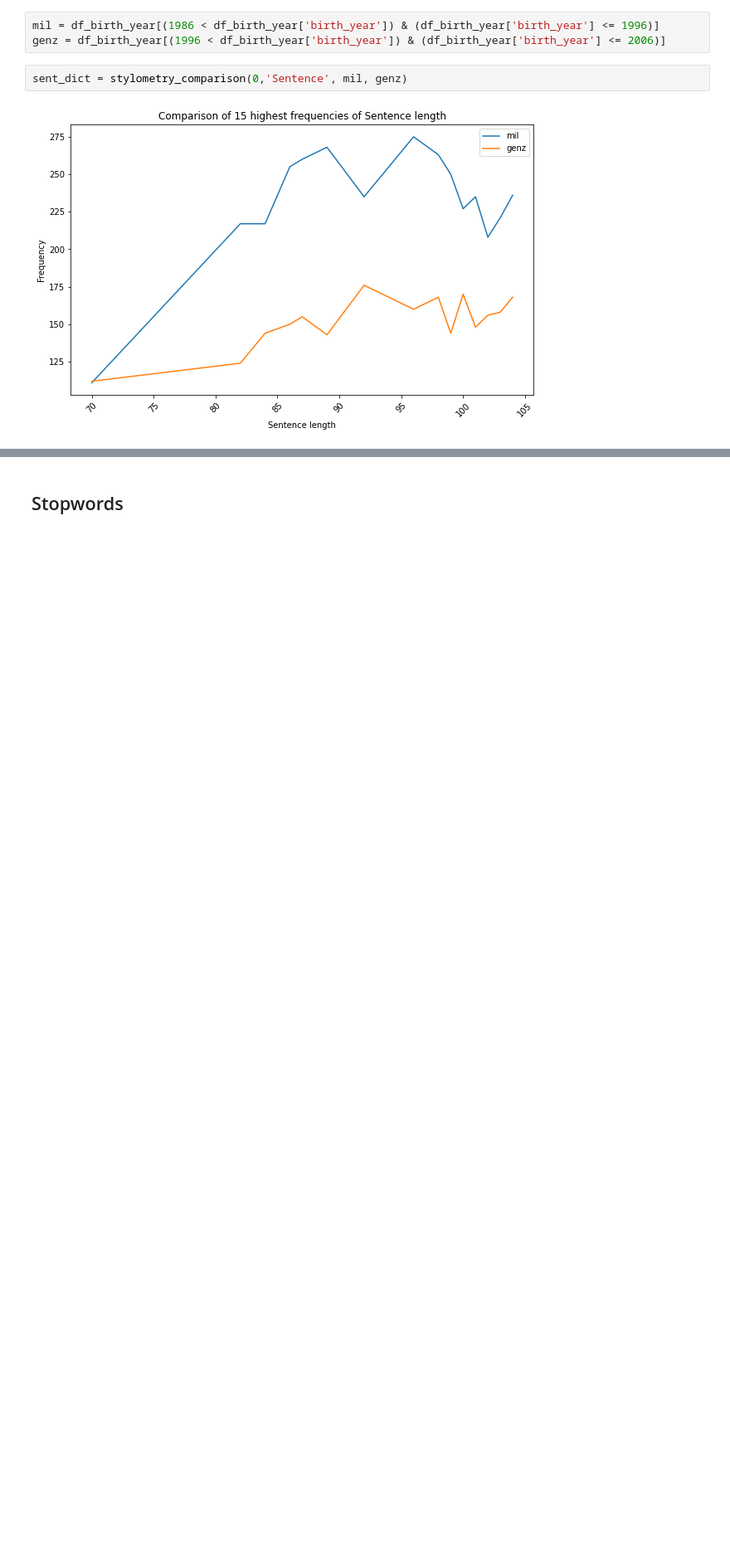
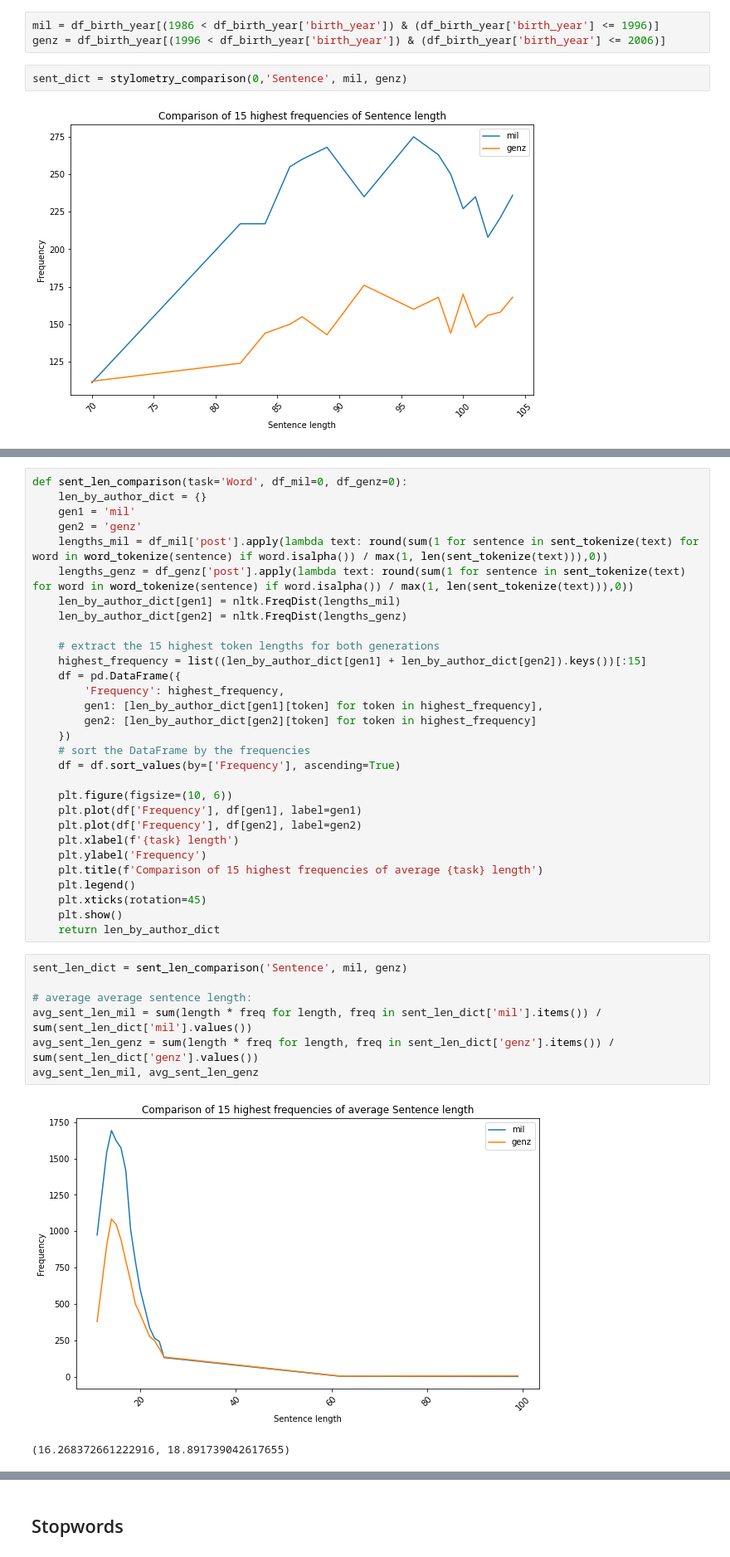
Before and after one commit to mdegoede/LanguageAndAI, a Jupyter notebook: preprocessing_handle_imbalance.ipynb, the cells around one changed output, grey strips where cells are left out. Shown at 83% size. Drawn from its saved outputs; the diff is of its cells as text; blank space fills up the shorter version.

```diff
--- a/preprocessing_handle_imbalance.ipynb
+++ b/preprocessing_handle_imbalance.ipynb
@@ -314,0 +332,40 @@ avg_sent_len_mil_us, avg_sent_len_genz_us
+# %%
+def sent_len_comparison(task='Word', df_mil=0, df_genz=0):
+    len_by_author_dict = {}
+    gen1 = 'mil'
+    gen2 = 'genz'
+    lengths_mil = df_mil['post'].apply(lambda text: round(sum(1 for sentence in sent_tokenize(text) for word in word_tokenize(sentence) if word.isalpha()) / max(1, len(sent_tokenize(text))),0))
+    lengths_genz = df_genz['post'].apply(lambda text: round(sum(1 for sentence in sent_tokenize(text) for word in word_tokenize(sentence) if word.isalpha()) / max(1, len(sent_tokenize(text))),0))
+    len_by_author_dict[gen1] = nltk.FreqDist(lengths_mil)
+    len_by_author_dict[gen2] = nltk.FreqDist(lengths_genz)
+
+    # extract the 15 highest token lengths for both generations
+    highest_frequency = list((len_by_author_dict[gen1] + len_by_author_dict[gen2]).keys())[:15]
+    df = pd.DataFrame({
+        'Frequency': highest_frequency,
+        gen1: [len_by_author_dict[gen1][token] for token in highest_frequency],
+        gen2: [len_by_author_dict[gen2][token] for token in highest_frequency]
+    })
+    # sort the DataFrame by the frequencies
+    df = df.sort_values(by=['Frequency'], ascending=True)
+
+    plt.figure(figsize=(10, 6))
+    plt.plot(df['Frequency'], df[gen1], label=gen1)
+    plt.plot(df['Frequency'], df[gen2], label=gen2)
+    plt.xlabel(f'{task} length')
+    plt.ylabel('Frequency')
+    plt.title(f'Comparison of 15 highest frequencies of average {task} length')
+    plt.legend()
+    plt.xticks(rotation=45)
+    plt.show()
+    return len_by_author_dict
+# %%
+sent_len_dict = sent_len_comparison('Sentence', mil, genz)
+
+# average average sentence length:
+avg_sent_len_mil = sum(length * freq for length, freq in sent_len_dict['mil'].items()) / sum(sent_len_dict['mil'].values())
+avg_sent_len_genz = sum(length * freq for length, freq in sent_len_dict['genz'].items()) / sum(sent_len_dict['genz'].values())
+avg_sent_len_mil, avg_sent_len_genz
+# %% [output]
+[figure, added]
+(16.268372661222916, 18.891739042617655)
```
Also changed, not shown: parts of 10 cells of this notebook.
